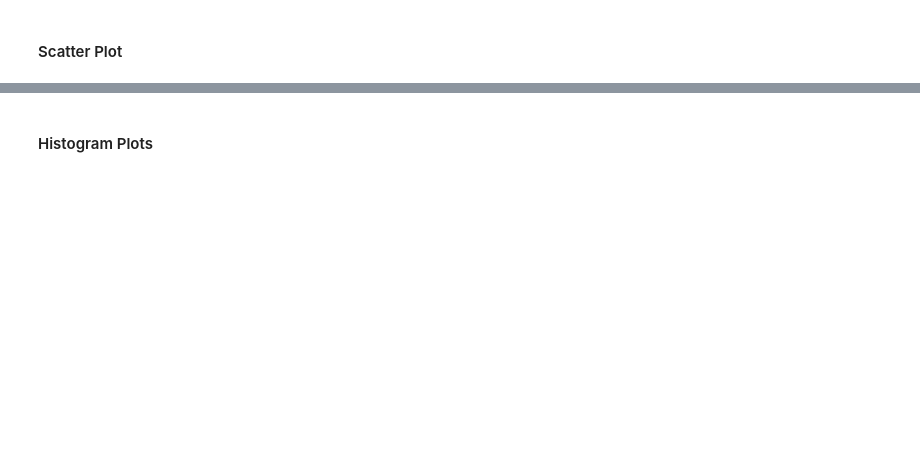
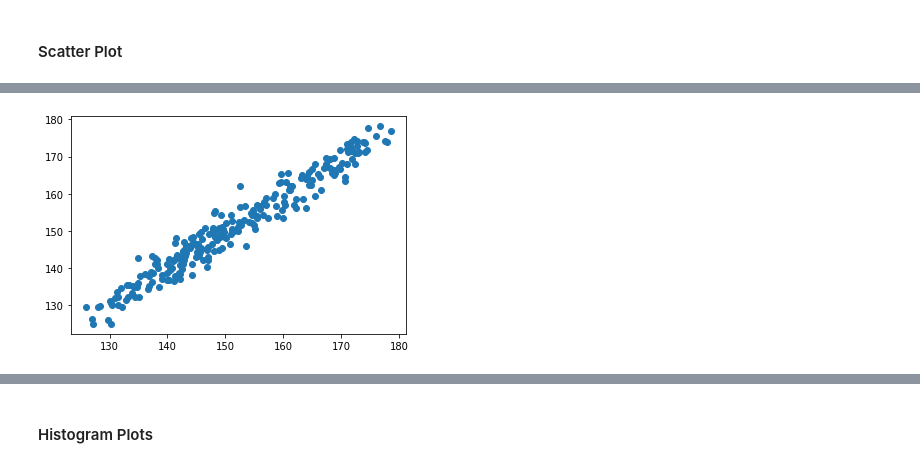
Before and after one commit to caiquemiranda/python-basics-II, a Jupyter notebook: 11-Data-Visualization-with-Matplotlib.ipynb, the cells around one changed output, grey strips where cells are left out. Drawn from its saved outputs; the diff is of its cells as text; code cells hidden in the pictures; blank space fills up the shorter version.

```diff
--- a/11-Data-Visualization-with-Matplotlib.ipynb
+++ b/11-Data-Visualization-with-Matplotlib.ipynb
@@ -315,9 +390,11 @@ plt.show()
 # %%
 # Method 1
-plt.scatter(x='AdjOpen',
-            y='AdjClose',
+plt.scatter(x='Open',
+            y='Adj Close',
             data=data)
 
 plt.show()
+# %% [output]
+[figure, added]
 # %%
 # Method 2
```
Also changed, not shown: parts of 54 cells of this notebook, 2 other files.
